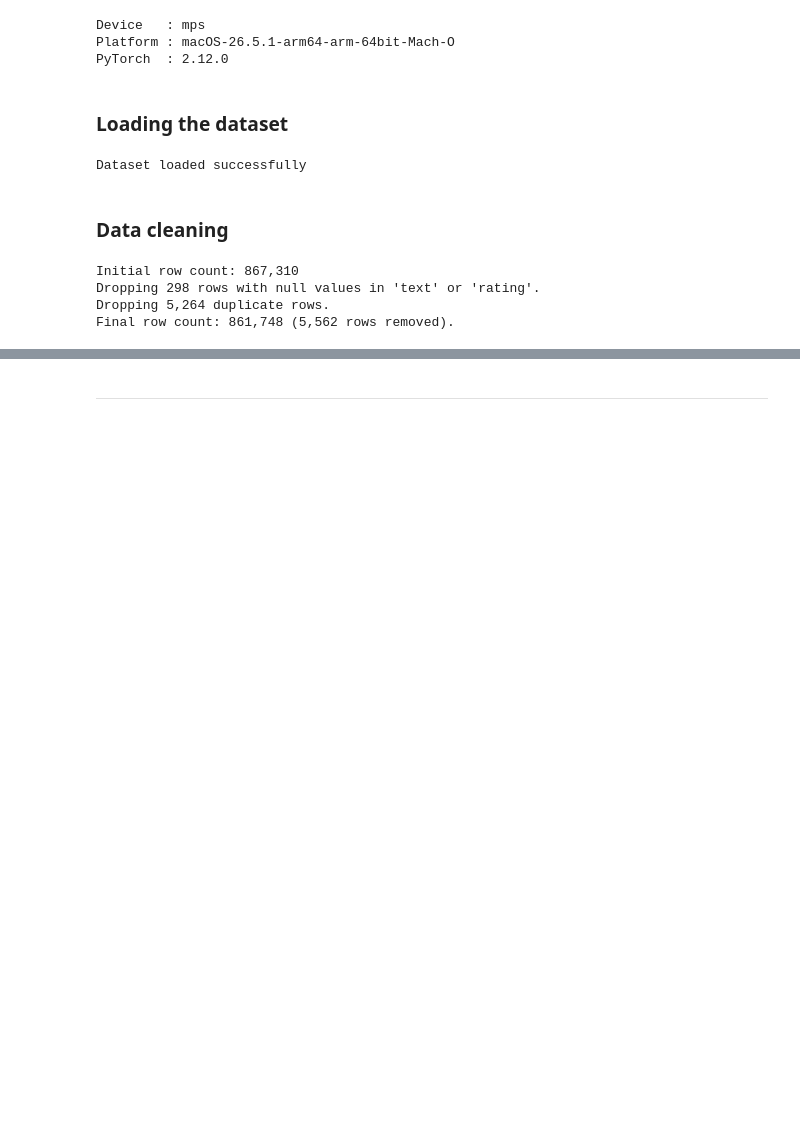
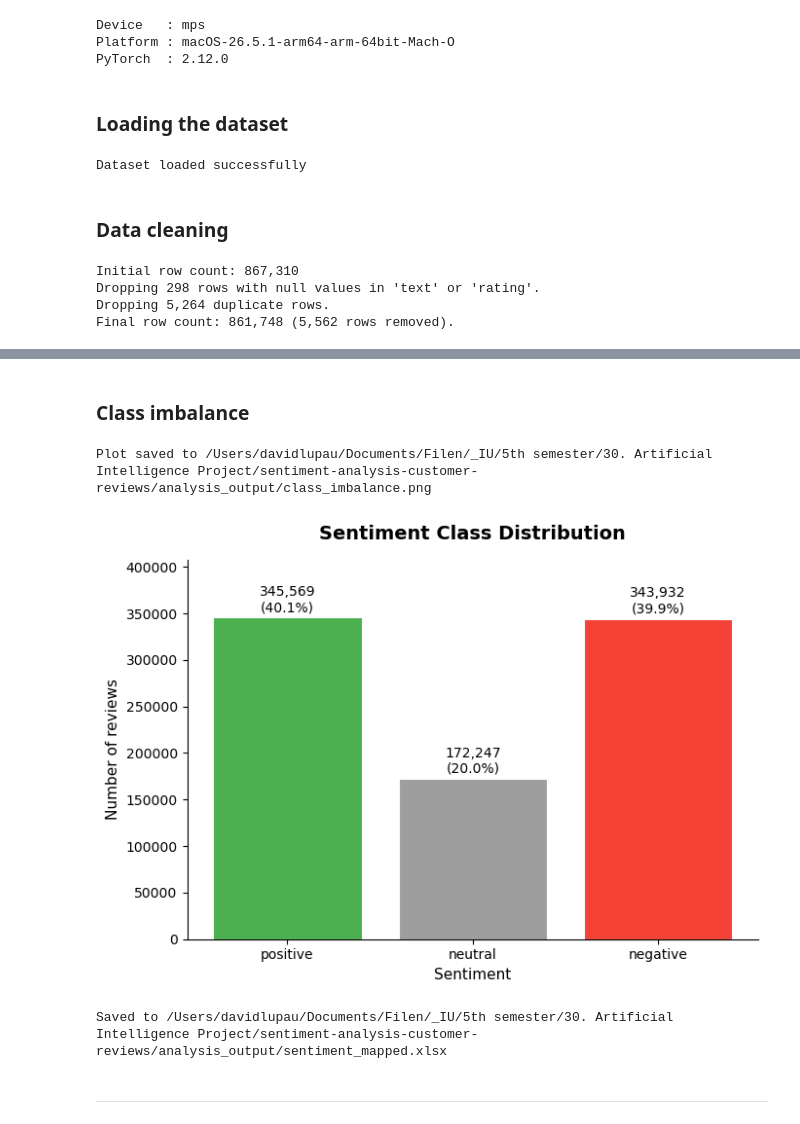
Before and after one commit to davidlupau/sentiment-analysis-customer-reviews, a Jupyter notebook: notebook/sentiment-analysis-customer-reviews.ipynb, the cells around one changed output, grey strips where cells are left out. Cells and saved outputs as stored; diff of their text form; code cells hidden in the pictures; blank space fills up the shorter version.

```diff
--- a/notebook/sentiment-analysis-customer-reviews.ipynb
+++ b/notebook/sentiment-analysis-customer-reviews.ipynb
@@ -107,2 +142,61 @@ Final row count: 861,748 (5,562 rows removed).
+# %% [markdown]
+### Class imbalance
+# %%
+import matplotlib.pyplot as plt
+
+def plot_class_imbalance(df):
+    counts = df["sentiment"].value_counts().reindex(["positive", "neutral", "negative"])
+    total = counts.sum()
+
+    fig, ax = plt.subplots(figsize=(7, 5))
+    colors = ["#4CAF50", "#9E9E9E", "#F44336"]
+    bars = ax.bar(counts.index, counts.values, color=colors, edgecolor="white", linewidth=0.8)
+
+    for bar, count in zip(bars, counts.values):
+        ax.text(
+            bar.get_x() + bar.get_width() / 2,
+            bar.get_height() + total * 0.004,
+            f"{count:,}\n({count / total * 100:.1f}%)",
+            ha="center", va="bottom", fontsize=10,
+        )
+
+    ax.set_title("Sentiment Class Distribution", fontsize=14, fontweight="bold", pad=15)
+    ax.set_xlabel("Sentiment", fontsize=11)
+    ax.set_ylabel("Number of reviews", fontsize=11)
+    ax.set_ylim(0, counts.max() * 1.18)
+    ax.spines[["top", "right"]].set_visible(False)
+    plt.tight_layout()
+
+    output_dir = PROJECT_ROOT / "analysis_output"
+    output_dir.mkdir(exist_ok=True)
+    output_path = output_dir / "class_imbalance.png"
+    plt.savefig(output_path, dpi=150, bbox_inches="tight")
+    print(f"Plot saved to {output_path}")
+    plt.show()
+
+
+plot_class_imbalance(df)
+# %% [output]
+Plot saved to /Users/davidlupau/Documents/Filen/_IU/5th semester/30. Artificial Intelligence Project/sentiment-analysis-customer-reviews/analysis_output/class_imbalance.png
+[figure, added]
+# %%
+import re
+
+_ILLEGAL_CHARS_RE = re.compile(r'[\x00-\x08\x0B-\x0C\x0E-\x1F]')
+
+output_dir = PROJECT_ROOT / "analysis_output"
+output_dir.mkdir(exist_ok=True)
+
+df_excel = df.copy()
+for col in df_excel.select_dtypes(include='object').columns:
+    df_excel[col] = df_excel[col].str.replace(_ILLEGAL_CHARS_RE, '', regex=True)
+
+output_file = output_dir / "sentiment_mapped.xlsx"
+with pd.ExcelWriter(output_file, engine='openpyxl') as writer:
+    df_excel.to_excel(writer, sheet_name="Data", index=False)
+
+print(f"Saved to {output_file}")
+# %% [output]
+Saved to /Users/davidlupau/Documents/Filen/_IU/5th semester/30. Artificial Intelligence Project/sentiment-analysis-customer-reviews/analysis_output/sentiment_mapped.xlsx
 # %% [markdown]
 ---
```
Also changed, not shown: parts of 2 cells of this notebook, 4 other files.
